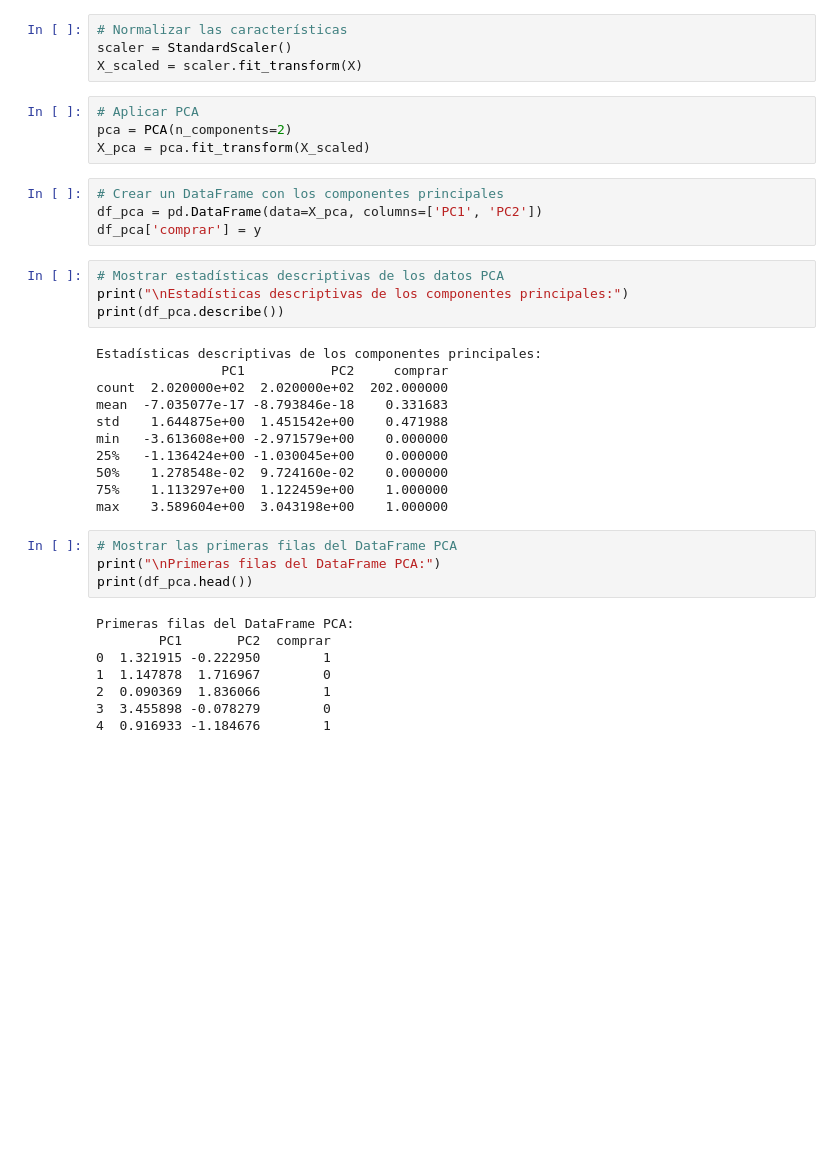
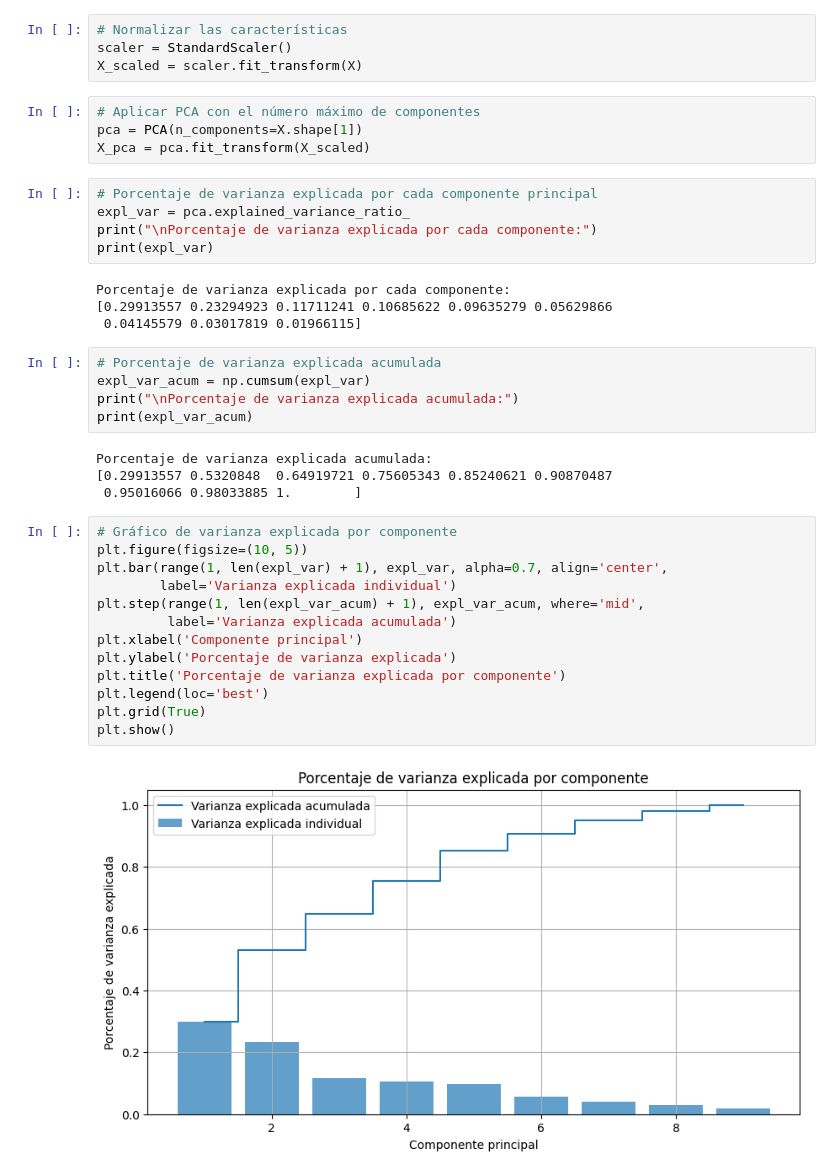
Before and after one commit to carlop13/analisis_Nosupervisado_comprar_alquilar, a Jupyter notebook: SA_U_2_comprar_alquilar.ipynb, the cells around one changed output. Cells and saved outputs as stored; diff of their text form; blank space fills up the shorter version.

```diff
--- a/SA_U_2_comprar_alquilar.ipynb
+++ b/SA_U_2_comprar_alquilar.ipynb
@@ -43,38 +36,40 @@ y = data['comprar']
 scaler = StandardScaler()
 X_scaled = scaler.fit_transform(X)
 # %%
-# Aplicar PCA
-pca = PCA(n_components=2)
+# Aplicar PCA con el número máximo de componentes
+pca = PCA(n_components=X.shape[1])
 X_pca = pca.fit_transform(X_scaled)
 # %%
-# Crear un DataFrame con los componentes principales
-df_pca = pd.DataFrame(data=X_pca, columns=['PC1', 'PC2'])
-df_pca['comprar'] = y
+# Porcentaje de varianza explicada por cada componente principal
+expl_var = pca.explained_variance_ratio_
+print("\nPorcentaje de varianza explicada por cada componente:")
+print(expl_var)
+# %% [output]
+Porcentaje de varianza explicada por cada componente:
+[0.29913557 0.23294923 0.11711241 0.10685622 0.09635279 0.05629866
+ 0.04145579 0.03017819 0.01966115]
 # %%
-# Mostrar estadísticas descriptivas de los datos PCA
-print("\nEstadísticas descriptivas de los componentes principales:")
-print(df_pca.describe())
+# Porcentaje de varianza explicada acumulada
+expl_var_acum = np.cumsum(expl_var)
+print("\nPorcentaje de varianza explicada acumulada:")
+print(expl_var_acum)
 # %% [output]
-Estadísticas descriptivas de los componentes principales:
-                PC1           PC2     comprar
-count  2.020000e+02  2.020000e+02  202.000000
-mean  -7.035077e-17 -8.793846e-18    0.331683
-std    1.644875e+00  1.451542e+00    0.471988
-min   -3.613608e+00 -2.971579e+00    0.000000
-25%   -1.136424e+00 -1.030045e+00    0.000000
-50%    1.278548e-02  9.724160e-02    0.000000
-75%    1.113297e+00  1.122459e+00    1.000000
-max    3.589604e+00  3.043198e+00    1.000000
+Porcentaje de varianza explicada acumulada:
+[0.29913557 0.5320848  0.64919721 0.75605343 0.85240621 0.90870487
+ 0.95016066 0.98033885 1.        ]
 # %%
-# Mostrar las primeras filas del DataFrame PCA
-print("\nPrimeras filas del DataFrame PCA:")
-print(df_pca.head())
+# Gráfico de varianza explicada por componente
+plt.figure(figsize=(10, 5))
+plt.bar(range(1, len(expl_var) + 1), expl_var, alpha=0.7, align='center',
+        label='Varianza explicada individual')
+plt.step(range(1, len(expl_var_acum) + 1), expl_var_acum, where='mid',
+         label='Varianza explicada acumulada')
+plt.xlabel('Componente principal')
+plt.ylabel('Porcentaje de varianza explicada')
+plt.title('Porcentaje de varianza explicada por componente')
+plt.legend(loc='best')
+plt.grid(True)
+plt.show()
 # %% [output]
-Primeras filas del DataFrame PCA:
-        PC1       PC2  comprar
-0  1.321915 -0.222950        1
-1  1.147878  1.716967        0
-2  0.090369  1.836066        1
-3  3.455898 -0.078279        0
-4  0.916933 -1.184676        1
+[figure, added]
 # %%
```
Also changed, not shown: parts of 7 cells of this notebook, 1 other file.
